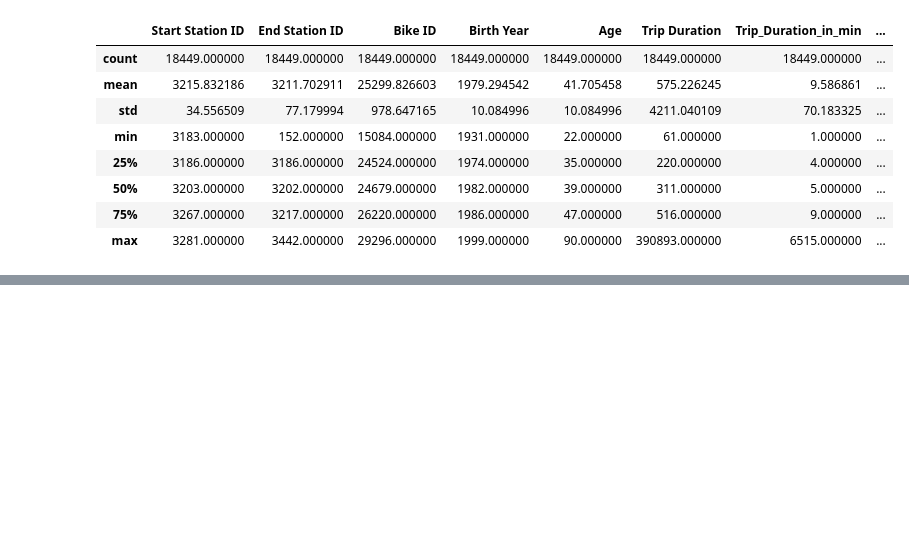
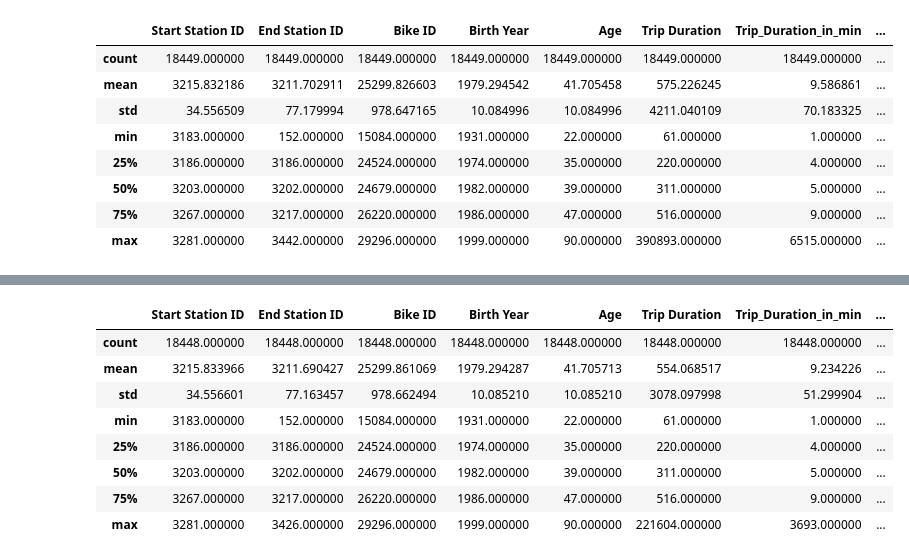
Before and after one commit to kemikupie/PortfolioProjects, a Jupyter notebook: New York Citi Bikes Data Analysis.ipynb, the cells around one changed output, grey strips where cells are left out. Saved outputs shown, nothing was run; the diff lists cells and outputs as text; code cells hidden in the pictures; blank space fills up the shorter version.

```diff
--- a/New York Citi Bikes Data Analysis.ipynb
+++ b/New York Citi Bikes Data Analysis.ipynb
@@ -349,0 +353,2 @@ NY_Citi_Bikes_data_wt_duplicates.describe()
+# %%
+NY_Citi_Bikes_data_wt_duplicates = NY_Citi_Bikes_data_wt_duplicates.drop(index=[row for row in NY_Citi_Bikes_data_wt_duplicates.index if 6515 == NY_Citi_Bikes_data_wt_duplicates.loc[row, 'Trip_Duration_in_min']])
@@ -349,0 +371,12 @@ NY_Citi_Bikes_data_wt_duplicates.describe()
+# %%
+NY_Citi_Bikes_data_wt_duplicates.describe()
+# %% [output]
+|  | Start Station ID | End Station ID | Bike ID | Birth Year | Age | Trip Duration | Trip_Duration_in_min | ... |
+| count | 18448.000000 | 18448.000000 | 18448.000000 | 18448.000000 | 18448.000000 | 18448.000000 | 18448.000000 | ... |
+| mean | 3215.833966 | 3211.690427 | 25299.861069 | 1979.294287 | 41.705713 | 554.068517 | 9.234226 | ... |
+| std | 34.556601 | 77.163457 | 978.662494 | 10.085210 | 10.085210 | 3078.097998 | 51.299904 | ... |
+| min | 3183.000000 | 152.000000 | 15084.000000 | 1931.000000 | 22.000000 | 61.000000 | 1.000000 | ... |
+| 25% | 3186.000000 | 3186.000000 | 24524.000000 | 1974.000000 | 35.000000 | 220.000000 | 4.000000 | ... |
+| 50% | 3203.000000 | 3202.000000 | 24679.000000 | 1982.000000 | 39.000000 | 311.000000 | 5.000000 | ... |
+| 75% | 3267.000000 | 3217.000000 | 26220.000000 | 1986.000000 | 47.000000 | 516.000000 | 9.000000 | ... |
+| max | 3281.000000 | 3426.000000 | 29296.000000 | 1999.000000 | 90.000000 | 221604.000000 | 3693.000000 | ... |
```
Also changed, not shown: parts of 2 cells of this notebook.
